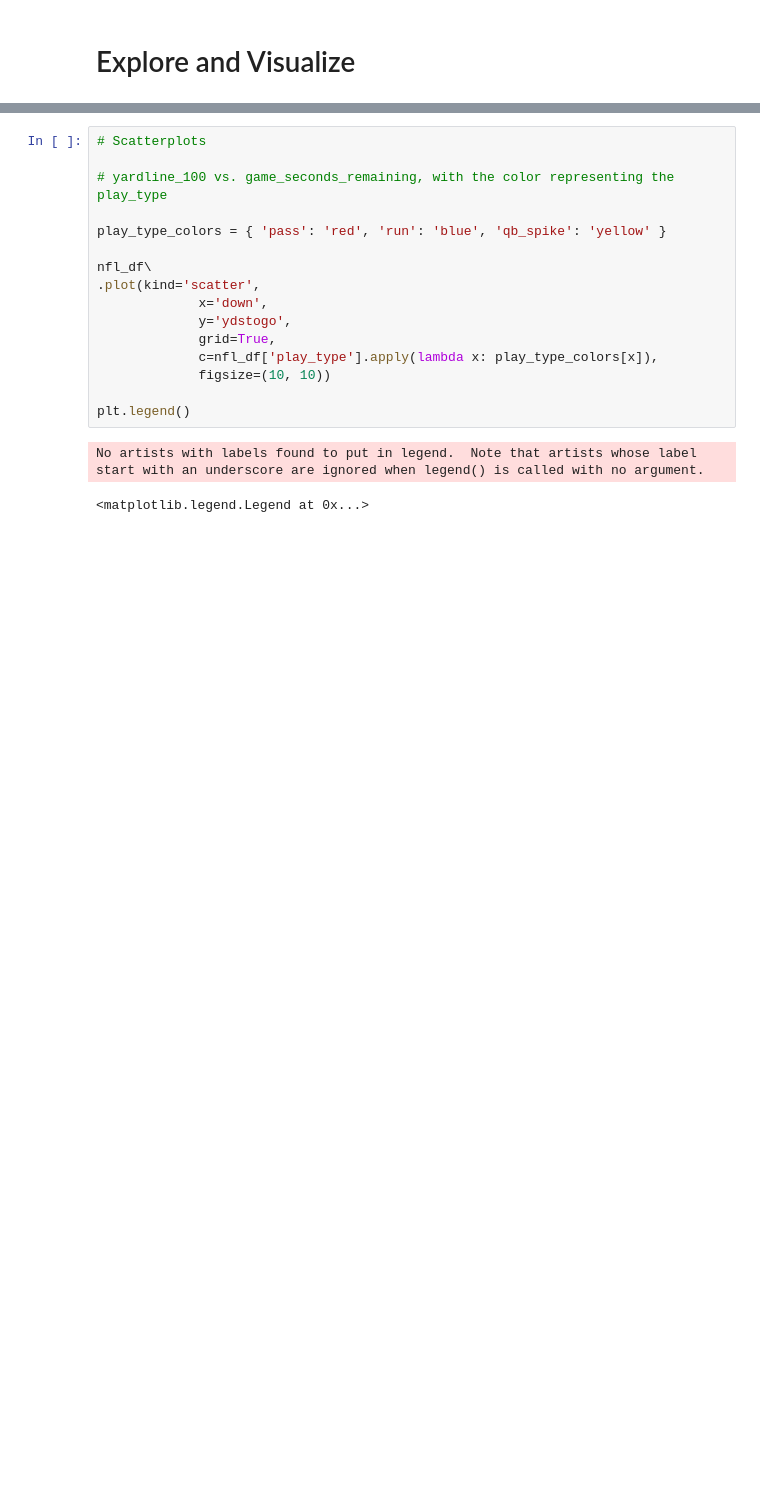
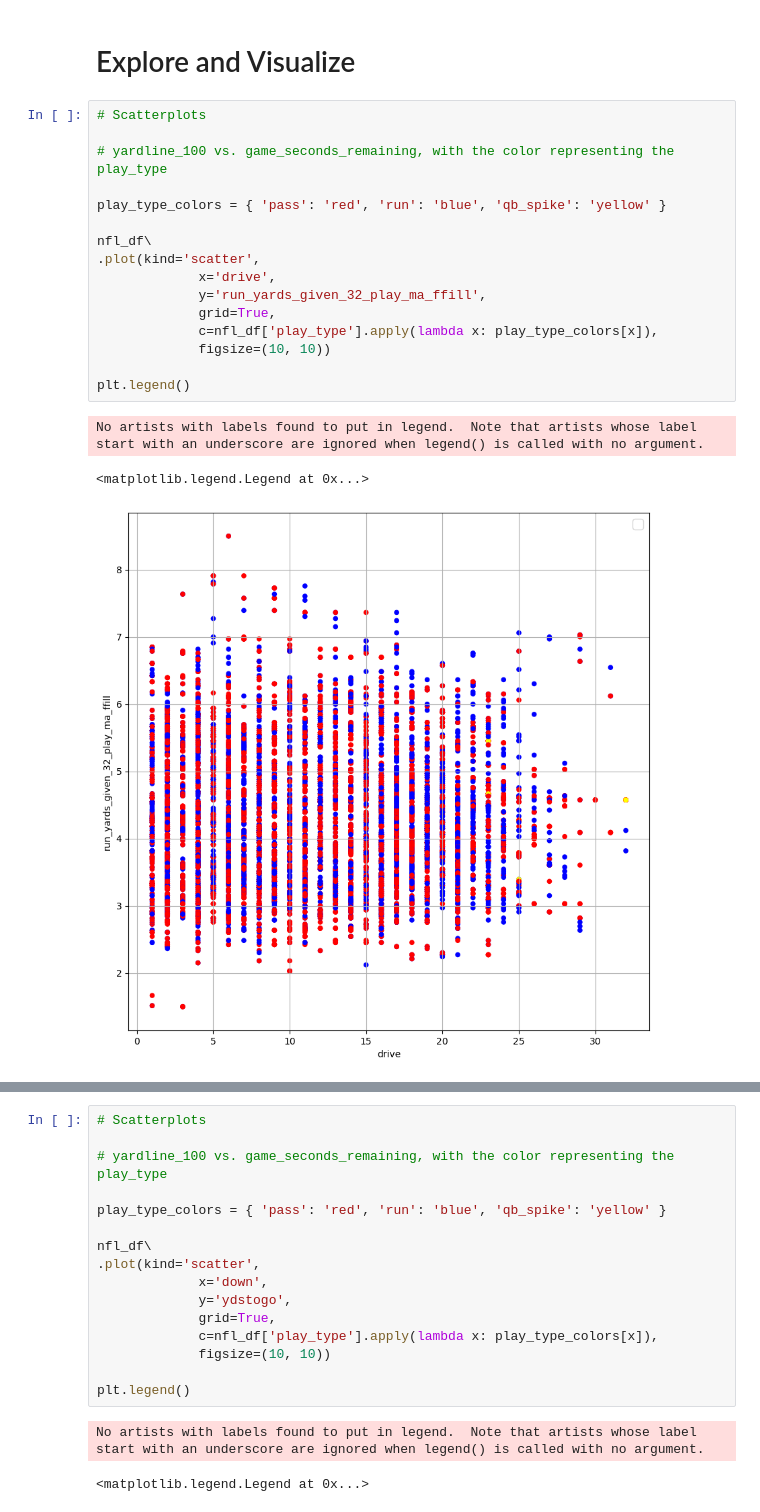
Before and after one commit to King-AK/nfl-play-by-play-dbx-git, a Jupyter notebook: exploration/Pandas Exploration.ipynb, the cells around one changed output, grey strips where cells are left out. Drawn from its saved outputs; the diff is of its cells as text; blank space fills up the shorter version.

```diff
--- a/exploration/Pandas Exploration.ipynb
+++ b/exploration/Pandas Exploration.ipynb
@@ -118,2 +118,22 @@ plt.show()
 # %% [markdown]
 # Explore and Visualize
+# %%
+# Scatterplots
+
+# yardline_100 vs. game_seconds_remaining, with the color representing the play_type
+
+play_type_colors = { 'pass': 'red', 'run': 'blue', 'qb_spike': 'yellow' }
+
+nfl_df\
+.plot(kind='scatter',
+             x='drive',
+             y='run_yards_given_32_play_ma_ffill',
+             grid=True,
+             c=nfl_df['play_type'].apply(lambda x: play_type_colors[x]),
+             figsize=(10, 10))
+
+plt.legend()
+# %% [output]
+No artists with labels found to put in legend.  Note that artists whose label start with an underscore are ignored when legend() is called with no argument.
+<matplotlib.legend.Legend at 0x...>
+[figure, added]
```
Also changed, not shown: parts of 8 cells of this notebook.
